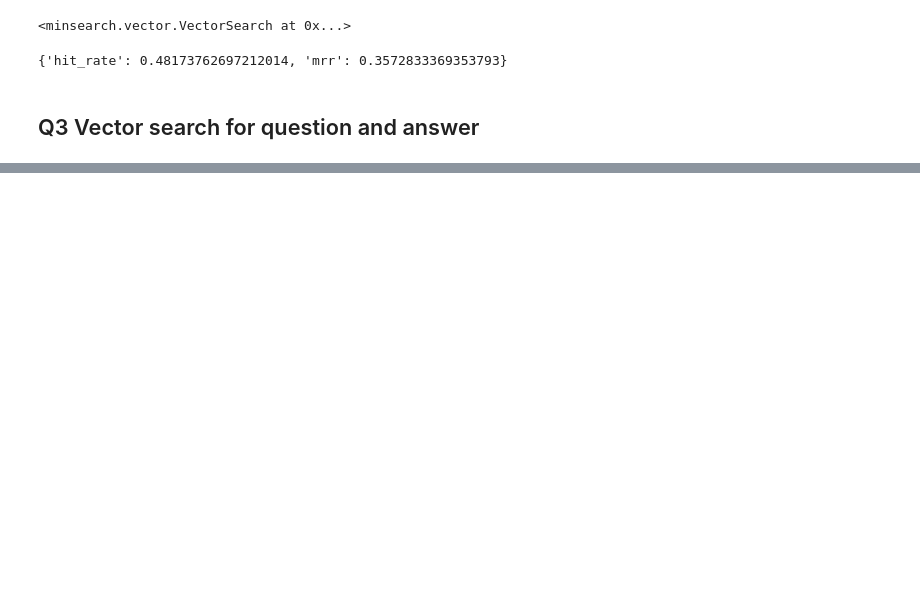
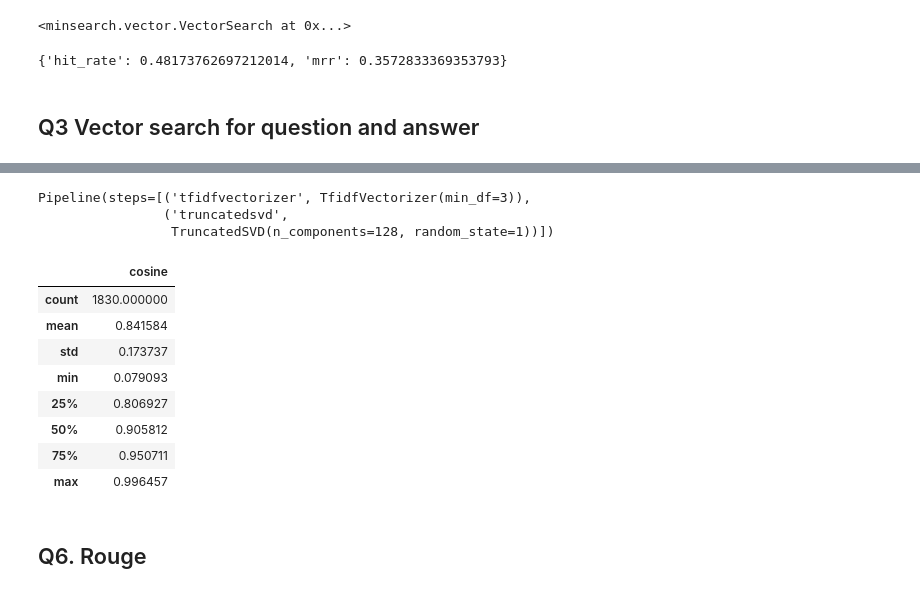
Before and after one commit to DaniloTeo/llm-zoomcamp-follow-along, a Jupyter notebook: 03-evaluation/homework-03.ipynb, the cells around one changed output, grey strips where cells are left out. Drawn from its saved outputs; the diff is of its cells as text; code cells hidden in the pictures; blank space fills up the shorter version.

```diff
--- a/03-evaluation/homework-03.ipynb
+++ b/03-evaluation/homework-03.ipynb
@@ -207,0 +268,31 @@ evaluate(ground_truth, minsearch_vector_q)
+# %%
+pipeline.fit(df_results.answer_llm + ' ' + df_results.answer_orig + ' ' + df_results.question)
+# %% [output]
+Pipeline(steps=[('tfidfvectorizer', TfidfVectorizer(min_df=3)),
+                ('truncatedsvd',
+                 TruncatedSVD(n_components=128, random_state=1))])
+# %%
+results_dict = df_results.to_dict(orient='records')
+# %%
+cosines = []
+
+for i, entry in enumerate(results_dict):
+    v_orig = pipeline.transform([entry['answer_orig']])[0]
+    v_llm = pipeline.transform([entry['answer_llm']])[0]
+    cosines.append(cosine(v_llm, v_orig))
+# %%
+df_results['cosine'] = cosines
+# %%
+df_results.describe()
+# %% [output]
+|  | cosine |
+| count | 1830.000000 |
+| mean | 0.841584 |
+| std | 0.173737 |
+| min | 0.079093 |
+| 25% | 0.806927 |
+| 50% | 0.905812 |
+| 75% | 0.950711 |
+| max | 0.996457 |
+# %% [markdown]
+## Q6. Rouge
```
Also changed, not shown: parts of 26 cells of this notebook.
